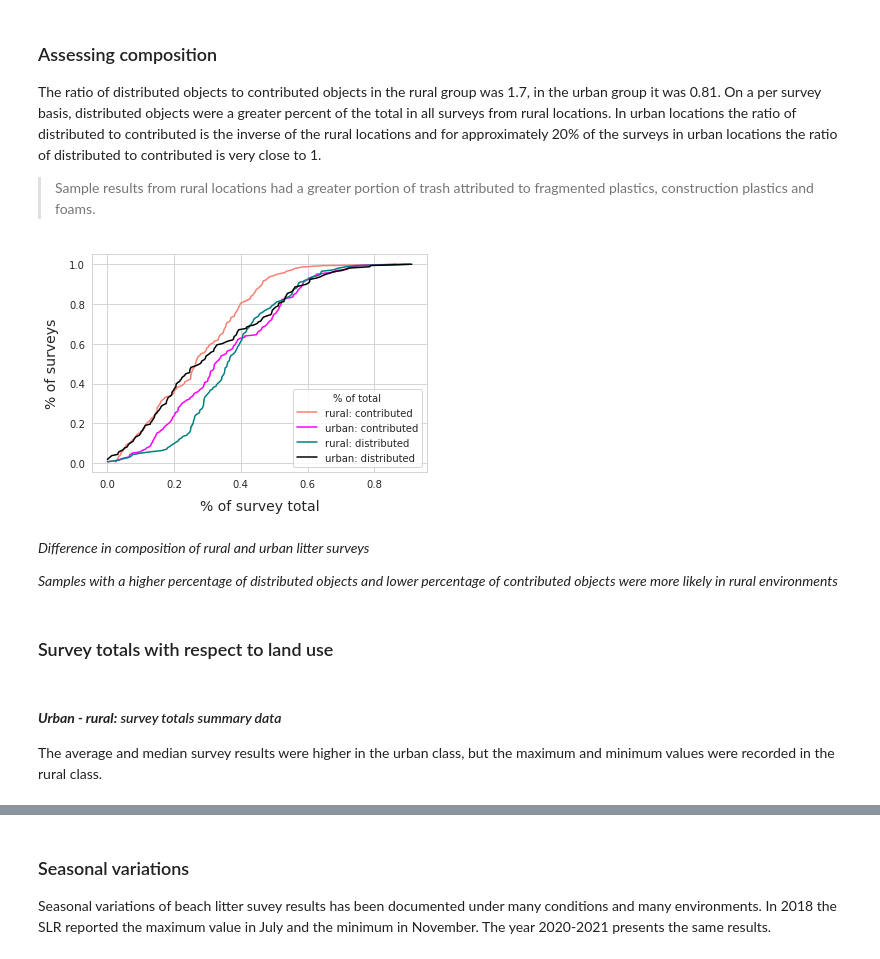
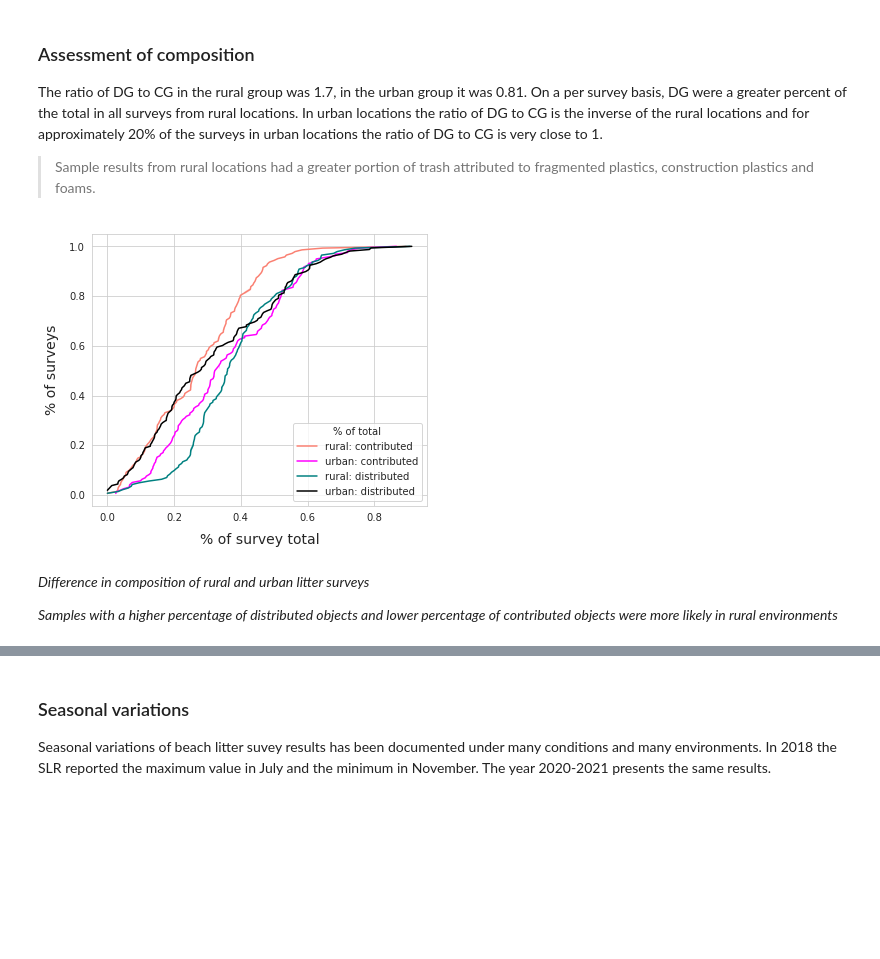
Before and after one commit to hammerdirt-analyst/IQAASL-End-0f-Sampling-2021, a Jupyter notebook: assessing_transport.ipynb, the cells around one changed output, grey strips where cells are left out. Saved outputs shown, nothing was run; the diff lists cells and outputs as text; code cells hidden in the pictures; blank space fills up the shorter version.

```diff
--- a/assessing_transport.ipynb
+++ b/assessing_transport.ipynb
@@ -492,0 +453,22 @@ grt_than = grtr_10dtc[(grtr_10dtc['rural'] == False)].location.unique()
+# %%
+# adding the survey total of all objects to each record
+grtr_10dtc['dt']= grtr_10dtc.loc_date.map(lambda x:fd_dq.loc[[x], 'quantity'][0])
+
+# calculating the % total of contributed and distributed at each survey
+grtr_10dtc['pt']= grtr_10dtc.quantity/grtr_10dtc.dt
+
+the_dists = grtr_10dtc[grtr_10dtc.group == 'dist']
+the_conts = grtr_10dtc[grtr_10dtc.group == 'cont']
+
+# get the significance level for both groups
+the_dists_m = the_dists[unit_label].quantile(.9)
+the_conts_m = the_conts[unit_label].quantile(.9)
+
+# establish the significance of each record:
+# grtr_10dtc['sig'] = False
+# grtr_10dtc.loc[grtr_10dtc.group == 'dist', 'sig'] = grtr_10dtc.sig.where( grtr_10dtc[unit_label] < the_dists_m, True)
+# grtr_10dtc.loc[grtr_10dtc.group == 'cont', 'sig'] = grtr_10dtc.sig.where( grtr_10dtc[unit_label] < the_conts_m, True)
+
+less_than = grtr_10dtc[(grtr_10dtc['rural'] == 'rural')].location.unique()
+grt_than = grtr_10dtc[(grtr_10dtc['rural'] == 'urban')].location.unique()
+grt_dtr = grtr_10dtc.groupby(['loc_date', 'date','rural'], as_index=False)[unit_label].agg({unit_label:"sum"})
@@ -493,53 +732,47 @@ grt_than = grtr_10dtc[(grtr_10dtc['rural'] == False)].location.unique()
 # %% [markdown]
-### Assessing composition
+### Assessment of composition
 
-The ratio of distributed objects to contributed objects in the rural group was 1.7, in the urban group it was 0.81. On a per survey basis, distributed objects were a greater percent of the total in all surveys from rural locations. In urban locations the ratio of distributed to contributed is the inverse of the rural locations and for approximately 20% of the surveys in urban locations the ratio of distributed to contributed is very close to 1.
+The ratio of DG to CG in the rural group was 1.7, in the urban group it was 0.81. On a per survey basis, DG were a greater percent of the total in all surveys from rural locations. In urban locations the ratio of DG to CG is the inverse of the rural locations and for approximately 20% of the surveys in urban locations the ratio of DG to CG is very close to 1.
 
 > Sample results from rural locations had a greater portion of trash attributed to fragmented plastics, construction plastics and foams.
 # %%
 # combine the two object groups into one data frame
-dists = grtr_10dtc[(grtr_10dtc.cont == 'dist')][['loc_date', 'location', unit_label]].set_index('loc_date')
-conts = grtr_10dtc[(grtr_10dtc.cont == 'cont')][['loc_date', unit_label]].set_index('loc_date')
+dists = grtr_10dtc[(grtr_10dtc.group == 'dist')][['loc_date', 'location', unit_label]].set_index('loc_date')
+conts = grtr_10dtc[(grtr_10dtc.group == 'cont')][['loc_date', 'location',  unit_label]].set_index('loc_date')
 conts.rename(columns={unit_label:"cont"}, inplace=True)
 dists.rename(columns={unit_label:"dist"}, inplace=True)
-c_v_d = pd.concat([dists, conts], axis=1)
+c_v_d = pd.concat([dists, conts], axis=0)
 c_v_d['dt'] = c_v_d.dist/c_v_d.cont
 
-# the ratio fo dist to cont under the two land use conditions
+# the ratio of dist to cont under the two land use conditions
 ratio_of_d_c_agg = c_v_d[c_v_d.location.isin(less_than)].dist.sum()/c_v_d[c_v_d.location.isin(less_than)].cont.sum()
 ratio_of_d_c_urb= c_v_d[c_v_d.location.isin(grt_than)].dist.sum()/c_v_d[c_v_d.location.isin(grt_than)].cont.sum()
 
 # chart that
-fig, ax = plt.subplots()
+fig, ax = plt.subplots(figsize=(6,5))
 
 # get the ecdf of percent of total for each object group under each condition
 # p of t urban
-co_agecdf = ECDF(grtr_10dtc[(grtr_10dtc.location.isin(grt_than))&(grtr_10dtc.cont.isin(['cont']))]["pt"])
-di_agecdf = ECDF(grtr_10dtc[(grtr_10dtc.location.isin(grt_than))&(grtr_10dtc.cont.isin(['dist']))]["pt"])
+co_agecdf = ECDF(grtr_10dtc[(grtr_10dtc.location.isin(grt_than))&(grtr_10dtc.group.isin(['cont']))]["pt"])
+di_agecdf = ECDF(grtr_10dtc[(grtr_10dtc.location.isin(grt_than))&(grtr_10dtc.group.isin(['dist']))]["pt"])
 
 # p of t rural
-cont_ecdf = ECDF(grtr_10dtc[(grtr_10dtc.location.isin(less_than))&(grtr_10dtc.cont.isin(['cont']))]["pt"])
-dist_ecdf = ECDF(grtr_10dtc[(grtr_10dtc.location.isin(less_than))&(grtr_10dtc.cont.isin(['dist']))]["pt"])
+cont_ecdf = ECDF(grtr_10dtc[(grtr_10dtc.location.isin(less_than))&(grtr_10dtc.group.isin(['cont']))]["pt"])
+dist_ecdf = ECDF(grtr_10dtc[(grtr_10dtc.location.isin(less_than))&(grtr_10dtc.group.isin(['dist']))]["pt"])
 
 sns.lineplot(x=cont_ecdf.x, y=cont_ecdf.y, color='salmon', label="rural: contributed", ax=ax)
 sns.lineplot(x=co_agecdf.x, y=co_agecdf.y, color='magenta', ax=ax, label="urban: contributed")
 sns.lineplot(x=dist_ecdf.x, y=dist_ecdf.y, color='teal', label="rural: distributed", ax=ax)
 sns.lineplot(x=di_agecdf.x, y=di_agecdf.y, color='black', label="urban: distributed", ax=ax)
 
 ax.set_xlabel("% of survey total", **ck.xlab_k14)
 ax.set_ylabel("% of surveys", **ck.xlab_k14)
 plt.legend(loc='lower right', title="% of total")
 
 plt.show()
 # %% [output]
-[figure, old version]
+[figure, new version]
 # %% [markdown]
 *Difference in composition of rural and urban litter surveys*
 
 *Samples with a higher percentage of distributed objects and lower percentage of contributed objects were more likely in rural environments*
-# %% [markdown]
-### Survey totals with respect to land use
-# %% [markdown]
-#### *__Urban - rural:__ survey totals summary data*
-
-The average and median survey results were higher in the urban class, but the maximum and minimum values were recorded in the rural class.
```
Also changed, not shown: parts of 60 cells of this notebook.
